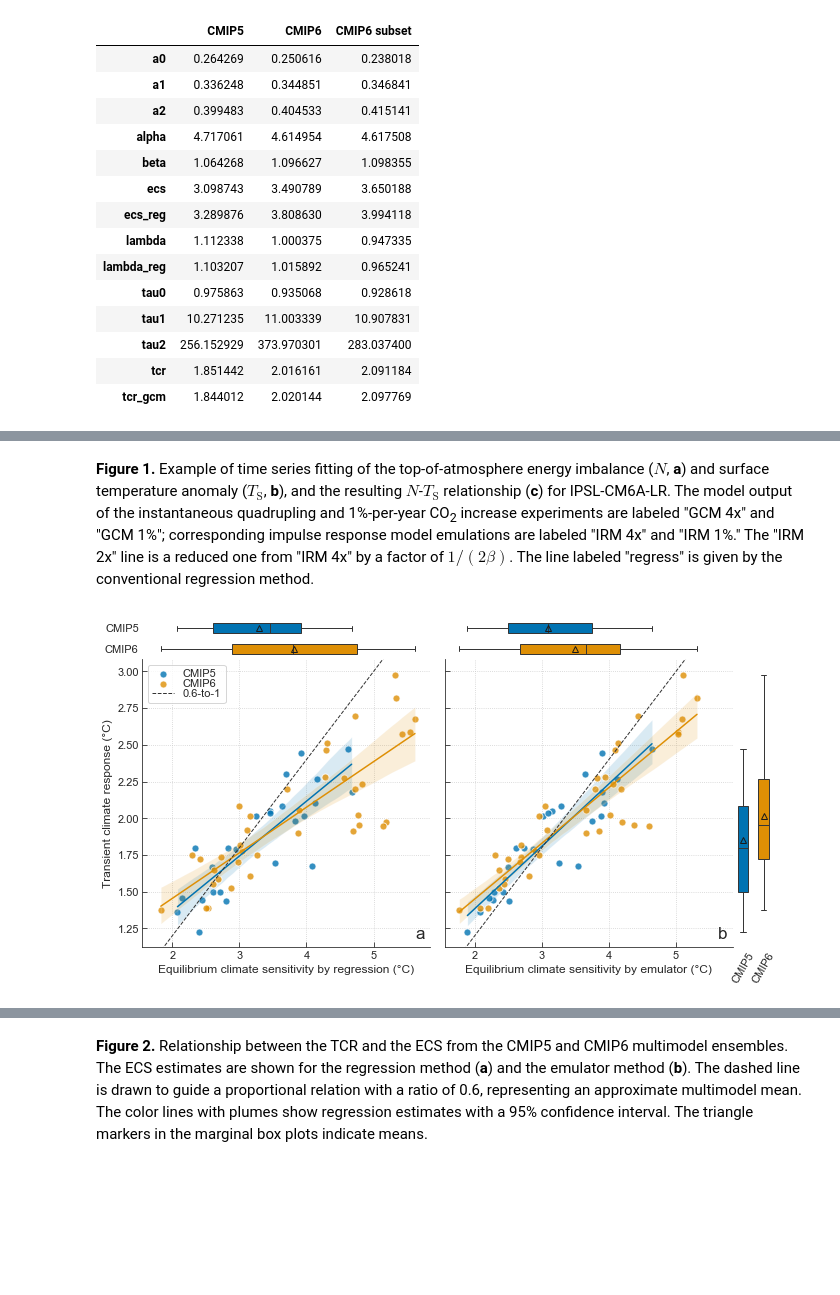
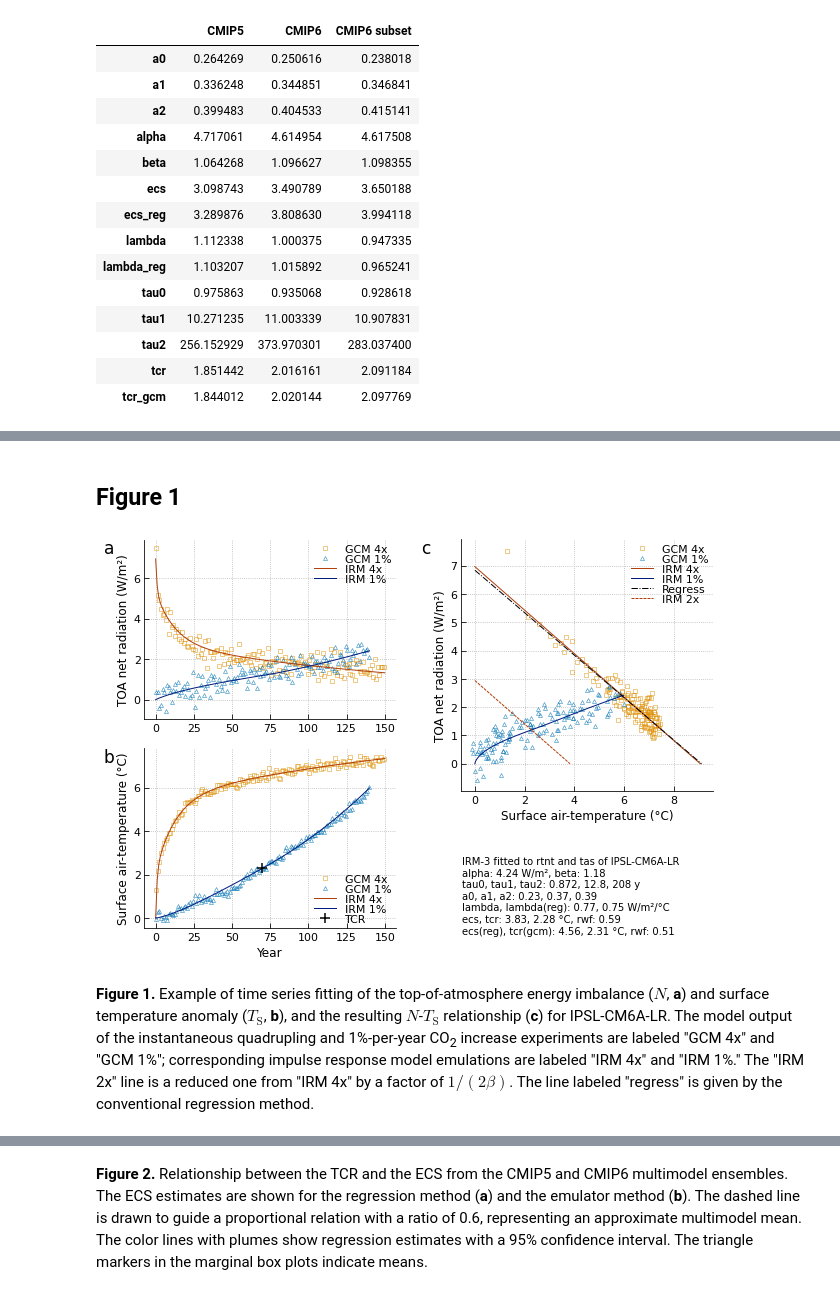
Before and after one commit to tsutsui1872/mce, a Jupyter notebook: notebook/mkfig.ipynb, the cells around one changed output, grey strips where cells are left out. Cells and saved outputs as stored; diff of their text form; code cells hidden in the pictures; blank space fills up the shorter version.

```diff
--- a/notebook/mkfig.ipynb
+++ b/notebook/mkfig.ipynb
@@ -54,0 +13,4 @@ Index(['BCC-CSM2-MR', 'BCC-ESM1', 'CanESM5', 'CESM2', 'CESM2-WACCM',
+# %%
+with pd.HDFStore('data/cmip_normalized.h5', 'r') as store:
+    df_norm_cmip5 = store['CMIP5/climate_norm1']
+    df_norm_cmip6 = store['CMIP6/climate_norm1']
@@ -54,0 +37,11 @@ Index(['BCC-CSM2-MR', 'BCC-ESM1', 'CanESM5', 'CESM2', 'CESM2-WACCM',
+# %%
+df_parms = pd.concat(df_parms).rename(
+    columns={
+        'time_constant_0': 'tau0',
+        'time_constant_1': 'tau1',
+        'time_constant_2': 'tau2',
+        'amplitude_0': 'a0',
+        'amplitude_1': 'a1',
+        'amplitude_2': 'a2',
+    }
+).rename_axis(['mip', 'dataset'])
@@ -92,9 +107,30 @@ p1 = plot_fitting(gcm, forcing, irm, names, parms.to_dict())
+# %% [markdown]
+## Figure 1
+# %%
+dataset = 'IPSL-CM6A-LR'
+parms = df_parms.loc[('CMIP6', dataset)]
+
+forcing.parms.update(
+    alpha=parms['alpha'],
+    beta=parms['beta'],
+)
+climate.parms.update(
+    asj=parms[['a0', 'a1', 'a2']].values,
+    tauj=parms[['tau0', 'tau1', 'tau2']].values,
+    lamb=parms['lambda'],
+)
+
+df = df_norm_cmip6.loc[dataset]
+gcm = {
+    '4x_n': df.loc[('abrupt-4xCO2', 'rtnt')].dropna().values,
+    '4x_t': df.loc[('abrupt-4xCO2', 'tas')].dropna().values,
+    '1p_n': df.loc[('1pctCO2', 'rtnt')].dropna().values,
+    '1p_t': df.loc[('1pctCO2', 'tas')].dropna().values,
+}
+
+names = {'var_n': 'rtnt', 'var_t': 'tas', 'dataset': dataset}
+plot_fitting(myplt, gcm, forcing, climate, names, parms.to_dict())
+# %% [output]
+[figure, added]
 # %% [markdown]
 **Figure 1.** Example of time series fitting of the top-of-atmosphere energy imbalance ($N$, **a**) and surface temperature anomaly ($T_{\mathrm{S}}$, **b**), and the resulting $N$-$T_{\mathrm{S}}$ relationship (**c**) for IPSL-CM6A-LR. The model output of the instantaneous quadrupling and 1%-per-year CO<sub>2</sub> increase experiments are labeled "GCM 4x" and "GCM 1%"; corresponding impulse response model emulations are labeled "IRM 4x" and "IRM 1%." The "IRM 2x" line is a reduced one from "IRM 4x" by a factor of $1/(2\beta)$. The line labeled "regress" is given by the conventional regression method.
-# %%
-"""
-Figure 2 (updated)
-"""
-p1 = plot_tcr_ecs(parms_all)
-# %% [output]
-[figure, removed]
```
Also changed, not shown: parts of 29 cells of this notebook, 1 other file.
